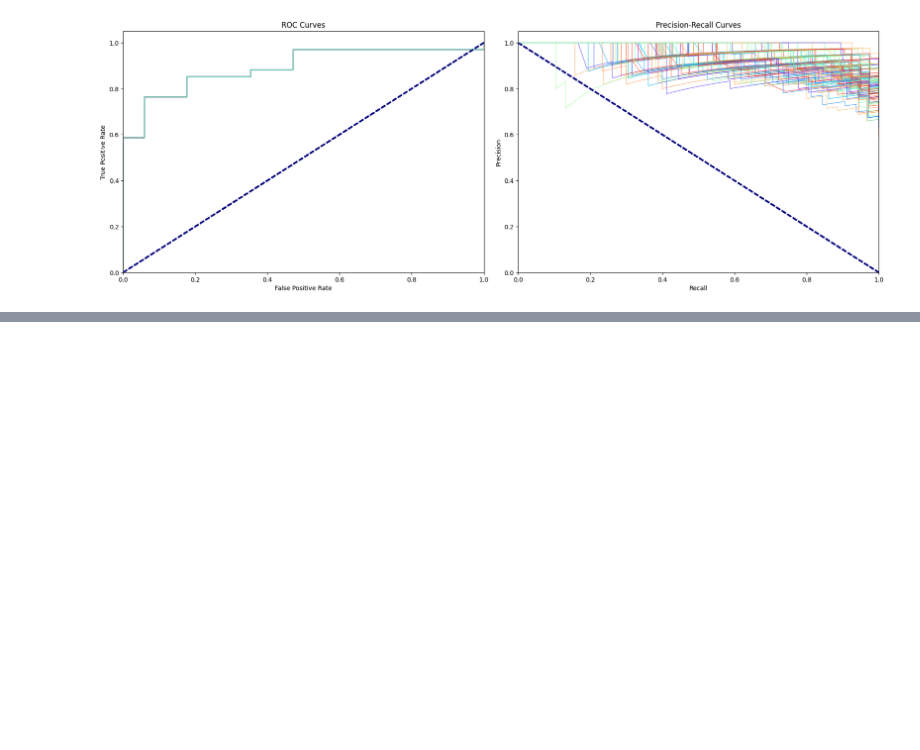
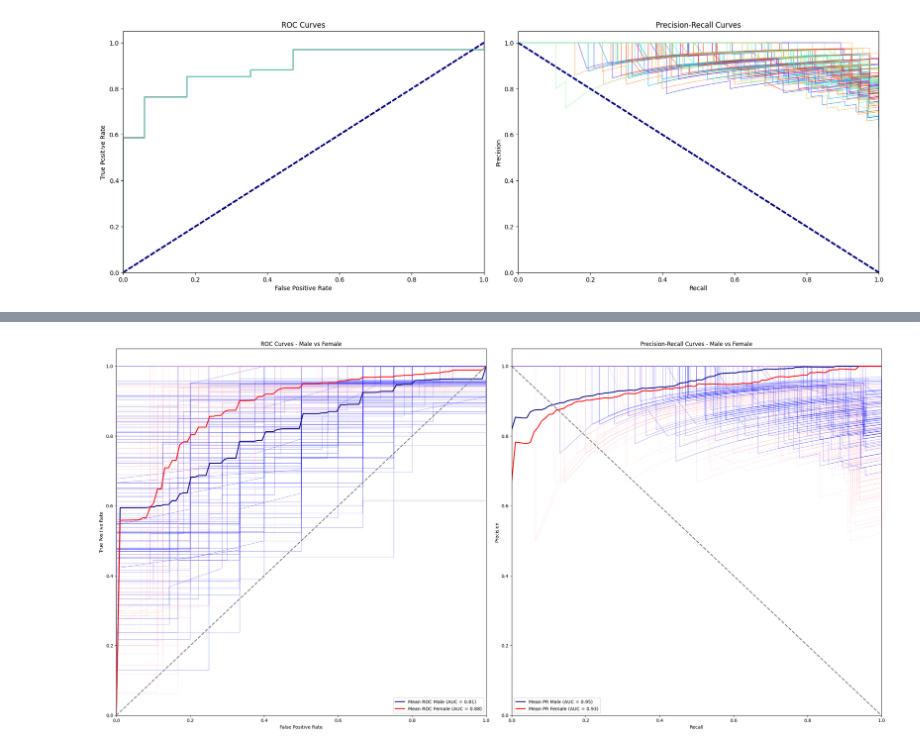
Before and after one commit to Selethe/MSB1015-Scientific-Programming-Project, a Jupyter notebook: Classification.ipynb, the cells around one changed output, grey strips where cells are left out. Cells and saved outputs as stored; diff of their text form; code cells hidden in the pictures; blank space fills up the shorter version.

```diff
--- a/Classification.ipynb
+++ b/Classification.ipynb
@@ -402,0 +401,94 @@ plt.show()
+# %%
+import numpy as np
+import matplotlib.pyplot as plt
+from sklearn.model_selection import train_test_split
+from sklearn.ensemble import RandomForestClassifier
+from sklearn.metrics import roc_curve, auc, precision_recall_curve
+from numpy import interp
+
+
+plt.figure(figsize=(24, 12))
+
+# Lists to store the curves for each random state and gender
+tprs_male = []
+tprs_female = []
+precisions_male = []
+precisions_female = []
+mean_fpr = np.linspace(0, 1, 100)
+
+for random_state in tqdm(seed_list):
+    X_train, X_val, X_train_val, X_test, y_train, y_val, y_train_val, y_test = create_train_validation_test_split(speech, ('Info','class'), random_state=random_state)
+
+    # Train a single Random Forest model
+    rf = RandomForestClassifier(n_estimators=1000, random_state=random_state, n_jobs=-1)
+    rf.fit(X_train_val[top_features], y_train_val)
+
+    # Split the test data by gender
+    X_test_male = X_test[X_test[('Info','gender')] == 1]
+    X_test_female = X_test[X_test[('Info','gender')] == 0]
+    y_test_male = y_test[X_test[('Info','gender')] == 1]
+    y_test_female = y_test[X_test[('Info','gender')] == 0]
+
+    # Male predictions
+    y_pred_proba_male = rf.predict_proba(X_test_male[top_features])
+    fpr_male, tpr_male, _ = roc_curve(y_test_male, y_pred_proba_male[:, 1])
+    tprs_male.append(interp(mean_fpr, fpr_male, tpr_male))
+    tprs_male[-1][0] = 0.0
+    precision_male, recall_male, _ = precision_recall_curve(y_test_male, y_pred_proba_male[:, 1])
+    precisions_male.append(interp(mean_fpr, recall_male[::-1], precision_male[::-1])[::-1])
+
+    # Female predictions
+    y_pred_proba_female = rf.predict_proba(X_test_female[top_features])
+    fpr_female, tpr_female, _ = roc_curve(y_test_female, y_pred_proba_female[:, 1])
+    tprs_female.append(interp(mean_fpr, fpr_female, tpr_female))
+    tprs_female[-1][0] = 0.0
+    precision_female, recall_female, _ = precision_recall_curve(y_test_female, y_pred_proba_female[:, 1])
+    precisions_female.append(interp(mean_fpr, recall_female[::-1], precision_female[::-1])[::-1])
+
+    # Plot individual curves
+    plt.subplot(121)
+    plt.plot(fpr_male, tpr_male, color='blue', lw=1, alpha=0.3)
+    plt.plot(fpr_female, tpr_female, color='pink', lw=1, alpha=0.3)
+
+    plt.subplot(122)
+    plt.plot(recall_male, precision_male, color='blue', lw=1, alpha=0.3)
+    plt.plot(recall_female, precision_female, color='pink', lw=1, alpha=0.3)
+
+# Calculate and plot mean curves
+mean_tpr_male = np.mean(tprs_male, axis=0)
+mean_tpr_female = np.mean(tprs_female, axis=0)
+mean_tpr_male[-1] = mean_tpr_female[-1] = 1.0
+mean_auc_male = auc(mean_fpr, mean_tpr_male)
+mean_auc_female = auc(mean_fpr, mean_tpr_female)
+
+mean_precision_male = np.mean(precisions_male, axis=0)
+mean_precision_female = np.mean(precisions_female, axis=0)
+mean_auc_pr_male = auc(mean_fpr, mean_precision_male)
+mean_auc_pr_female = auc(mean_fpr, mean_precision_female)
+
+plt.subplot(121)
+plt.plot(mean_fpr, mean_tpr_male, color='navy', lw=2, label=f'Mean ROC Male (AUC = {mean_auc_male:.2f})')
+plt.plot(mean_fpr, mean_tpr_female, color='red', lw=2, label=f'Mean ROC Female (AUC = {mean_auc_female:.2f})')
+plt.plot([0, 1], [0, 1], color='gray', lw=2, linestyle='--')
+plt.xlim([0.0, 1.0])
+plt.ylim([0.0, 1.05])
+plt.xlabel('False Positive Rate')
+plt.ylabel('True Positive Rate')
+plt.title('ROC Curves - Male vs Female')
+plt.legend(loc="lower right")
+
+plt.subplot(122)
+plt.plot(mean_fpr, mean_precision_male, color='navy', lw=2, label=f'Mean PR Male (AUC = {mean_auc_pr_male:.2f})')
+plt.plot(mean_fpr, mean_precision_female, color='red', lw=2, label=f'Mean PR Female (AUC = {mean_auc_pr_female:.2f})')
+plt.plot([0, 1], [1, 0], color='gray', lw=2, linestyle='--')
+plt.xlim([0.0, 1.0])
+plt.ylim([0.0, 1.05])
+plt.xlabel('Recall')
+plt.ylabel('Precision')
+plt.title('Precision-Recall Curves - Male vs Female')
+plt.legend(loc="lower left")
+
+plt.tight_layout()
+plt.show()
+# %% [output]
+[figure, added]
```
Also changed, not shown: parts of 2 cells of this notebook.
